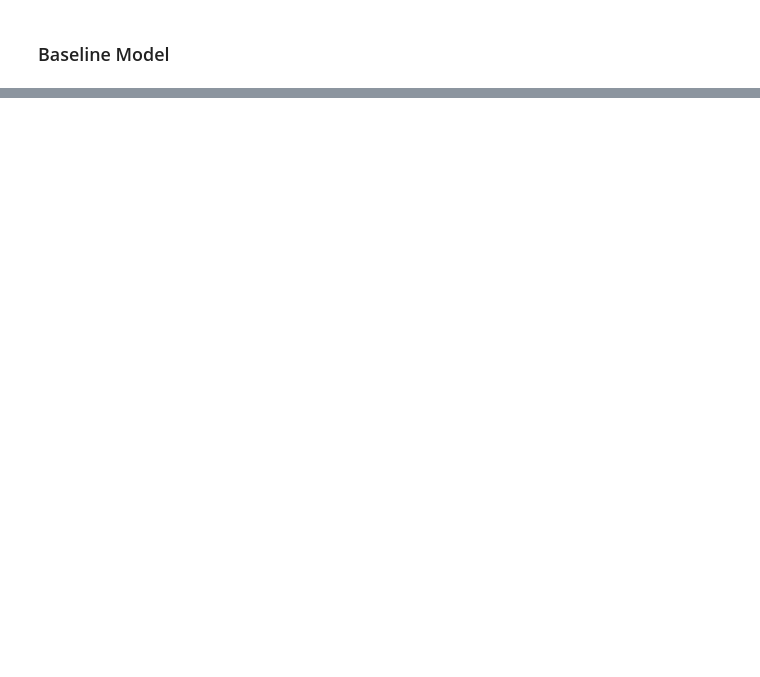
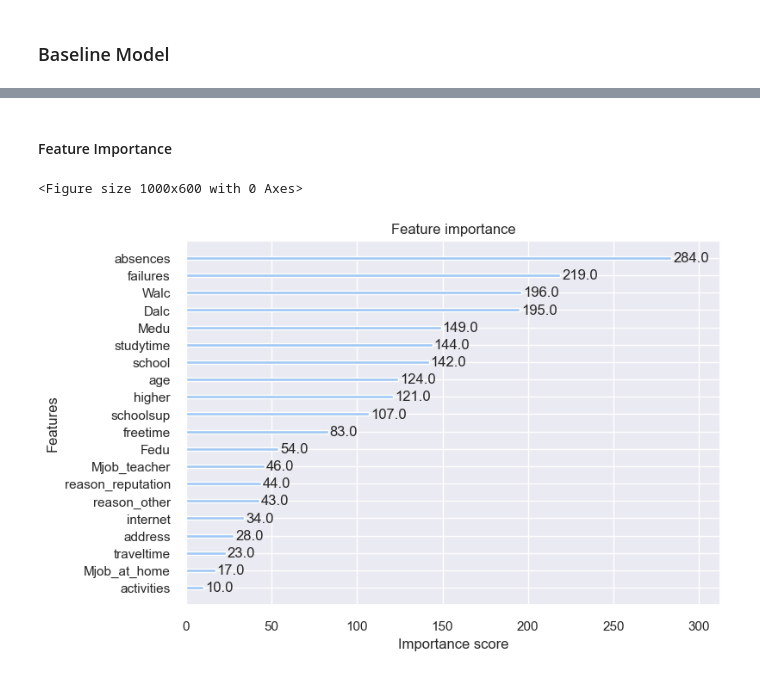
Before and after one commit to marek-hradil/ib031-project, a Jupyter notebook: notebooks/baugi.ipynb, the cells around one changed output, grey strips where cells are left out. Cells and saved outputs as stored; diff of their text form; code cells hidden in the pictures; blank space fills up the shorter version.

```diff
--- a/notebooks/baugi.ipynb
+++ b/notebooks/baugi.ipynb
@@ -466,0 +484,3 @@ RMSE using strategy median: 0.175
+# %%
+dtrain = xgb.DMatrix(X_train, label=y_train)
+dtest = xgb.DMatrix(X_test, label=y_test)
@@ -466,0 +529,33 @@ RMSE using strategy median: 0.175
+# %%
+xgb_model = xgb.XGBRegressor(objective="reg:squarederror", random_state=42)
+
+param_grid = {
+    "n_estimators": [100, 200, 300],
+    "max_depth": [3, 6, 9],
+    "learning_rate": [0.01, 0.1, 0.2],
+    "subsample": [0.8, 0.9, 1.0],
+    "colsample_bytree": [0.8, 0.9, 1.0],
+    "gamma": [0, 0.1, 0.2]
+}
+
+grid_search = GridSearchCV(
+    estimator=xgb_model,
+    param_grid=param_grid,
+    cv=5,
+    scoring="neg_mean_squared_error",
+    n_jobs=-1,
+    verbose=1
+)
+
+grid_search.fit(X_train, y_train)
+
+print("Best parameters found:")
+print(grid_search.best_params_)
+
+best_model = grid_search.best_estimator_
+
+y_pred_tuned = best_model.predict(X_test)
+print("\nTuned Model Evaluation:")
+print(f"RMSE: {np.sqrt(mean_squared_error(y_test, y_pred_tuned)):.4f}")
+print(f"MAE: {mean_absolute_error(y_test, y_pred_tuned):.4f}")
+print(f"R2: {r2_score(y_test, y_pred_tuned):.4f}")
@@ -466,0 +571,9 @@ RMSE using strategy median: 0.175
+# %% [markdown]
+#### Feature Importance
+# %%
+plt.figure(figsize=(10, 6))
+xgb.plot_importance(best_model.get_booster(), importance_type="weight")
+plt.show()
+# %% [output]
+<Figure size 1000x600 with 0 Axes>
+[figure, added]
```
Also changed, not shown: parts of 16 cells of this notebook.
